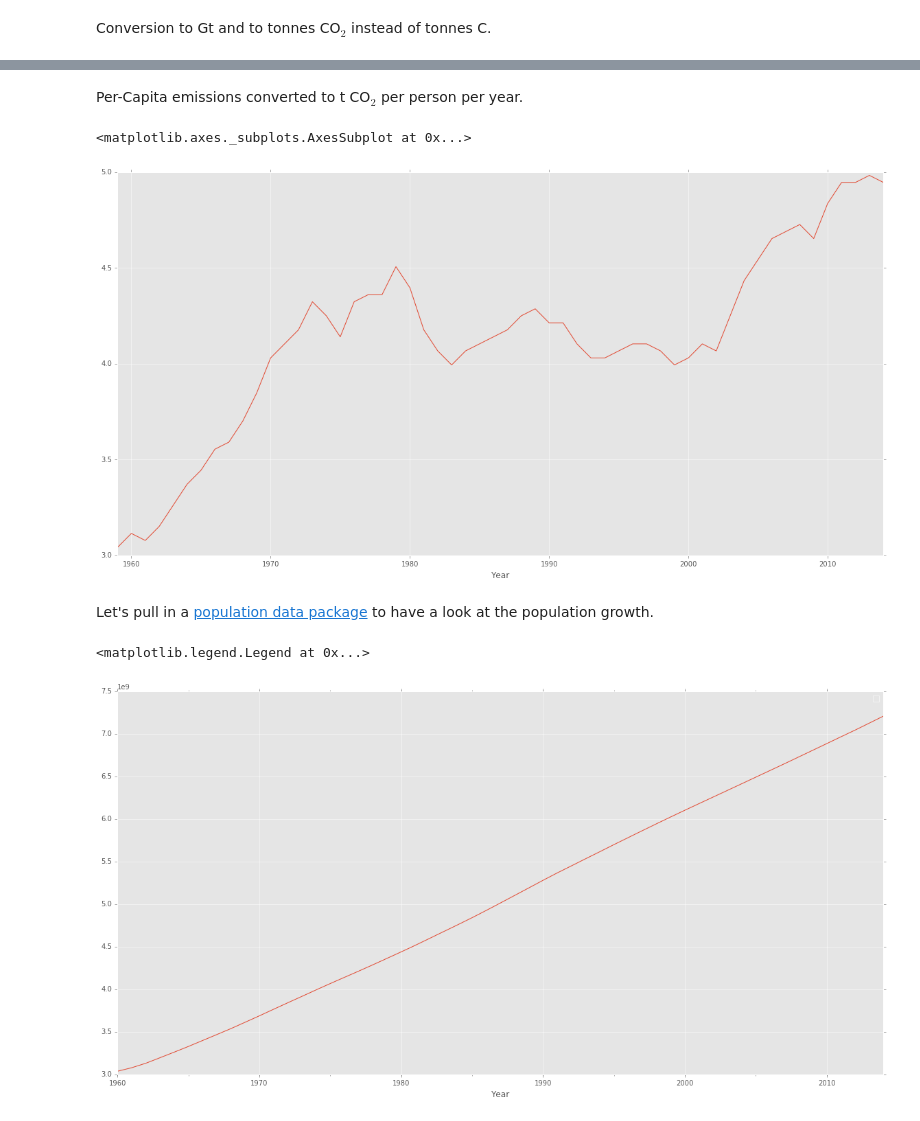
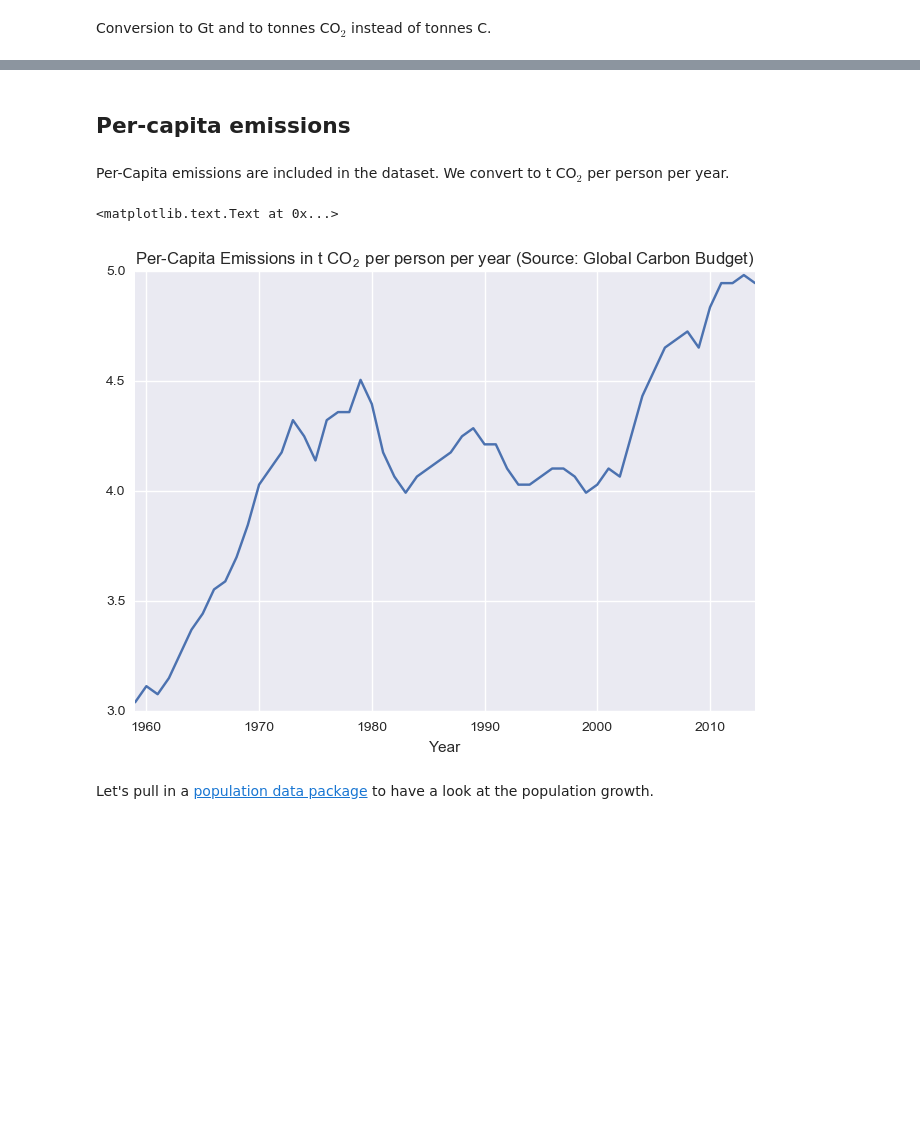
Before and after one commit to openclimatedata/notebooks, a Jupyter notebook: Global Carbon Budget | Fossil Fuel and Cement Production.ipynb, the cells around one changed output, grey strips where cells are left out. Cells and saved outputs as stored; diff of their text form; code cells hidden in the pictures; blank space fills up the shorter version.

```diff
--- a/Global Carbon Budget | Fossil Fuel and Cement Production.ipynb
+++ b/Global Carbon Budget | Fossil Fuel and Cement Production.ipynb
@@ -46,19 +46,16 @@ plt.suptitle("Global Emissions from Fossil Fuel and Cement Production in Gt CO$_
+# %% [markdown]
+## Per-capita emissions
 # %% [markdown]
-Per-Capita emissions converted to t CO$_2$ per person per year.
+Per-Capita emissions are included in the dataset. We convert to t CO$_2$ per person per year.
 # %%
 per_capita_CO2 = ffc["Per Capita"] * 3.664
-# %%
-per_capita_CO2.plot()
-# %% [output]
-<matplotlib.axes._subplots.AxesSubplot at 0x...>
-[figure, removed]
+# %%
+per_capita_CO2.plot()
+plt.title("Per-Capita Emissions in t CO$_2$ per person per year (Source: Global Carbon Budget)")
+# %% [output]
+<matplotlib.text.Text at 0x...>
+[figure, added]
 # %% [markdown]
 Let's pull in a [population data package](https://github.com/datasets/population) to have a look at the population growth.
 # %%
 population = read_datapackage("https://github.com/datasets/population")
-# %%
-population[population["Country Name"] == "World"][["Year", "Value"]].set_index("Year").plot()
-plt.legend("")
-# %% [output]
-<matplotlib.legend.Legend at 0x...>
-[figure, removed]
```
Also changed, not shown: parts of 11 cells of this notebook.
